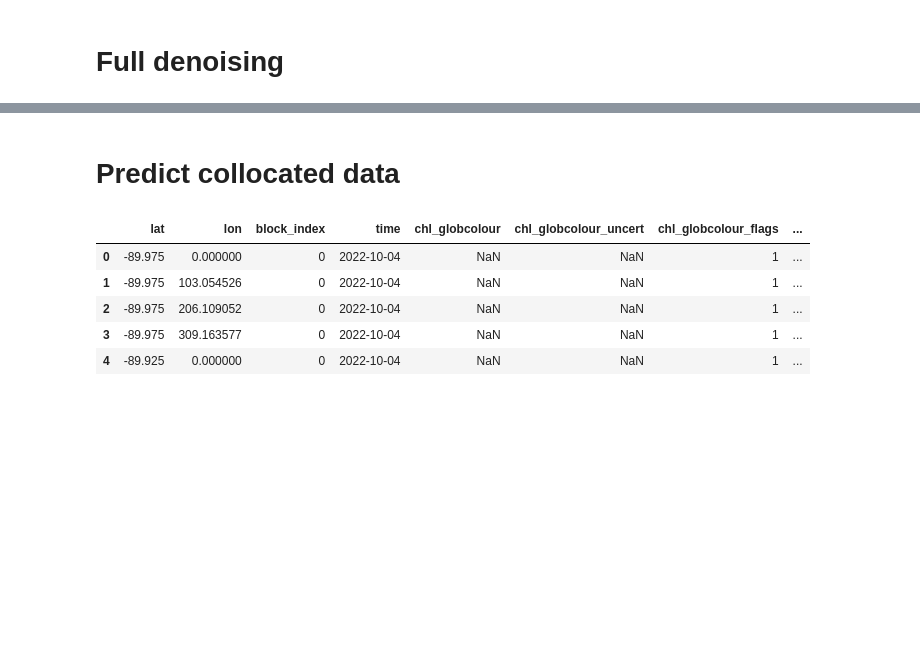
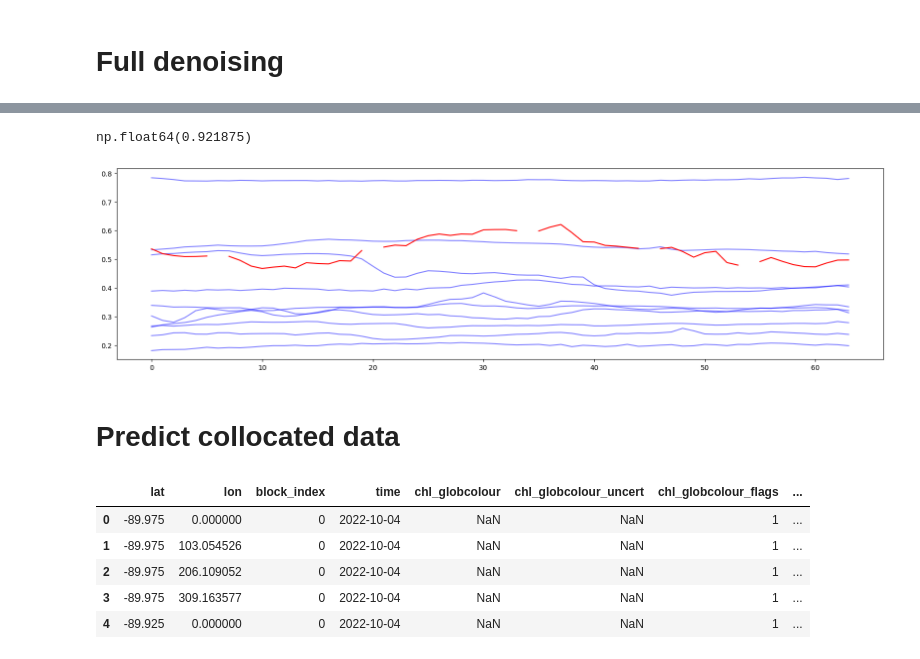
Before and after one commit to ebrusoni/fco2diffusion, a Jupyter notebook: training/eval.ipynb, the cells around one changed output, grey strips where cells are left out. Saved outputs shown, nothing was run; the diff lists cells and outputs as text; code cells hidden in the pictures; blank space fills up the shorter version.

```diff
--- a/training/eval.ipynb
+++ b/training/eval.ipynb
@@ -137,0 +167,32 @@ axs.plot(fco2.flatten(), label='true fco2', color='red')
+# %%
+fco2 = torch.from_numpy(val_ds[ix, 0:1, :]).float().view(1, 1, -1)
+nan_sample = torch.where(torch.isnan(fco2), torch.zeros_like(fco2), fco2)
+context = torch.from_numpy(val_ds[ix, 1:, :]).float().view(1, -1, 64)
+print(context.shape)
+print(sample.shape)
+
+n_samples = 10
+samples = []
+for ix in range(n_samples):
+    print(ix)
+    # sample = noise_scheduler.add_noise(nan_sample, noise, torch.tensor(300))
+    sample = noise_scheduler.add_noise(nan_sample, torch.randn_like(nan_sample), torch.tensor(999))
+    jump = 10
+    ts = noise_scheduler.timesteps[::jump]
+    for _, t in enumerate(ts):
+        mask = torch.ones_like(sample).bool()
+        # concat noise, context and mask
+        sample_context = torch.cat([sample, context, mask], dim=1)
+
+        # Get model pred
+        with torch.no_grad():
+            residual = model(sample_context, t, return_dict=False)[0]
+
+        # Update sample by jumping back in time
+        x_0 = noise_scheduler.step(residual, t, sample).pred_original_sample
+        if t > jump:
+            sample = noise_scheduler.add_noise(x_0, torch.randn_like(sample), t - jump)
+        else:
+            sample = x_0
+    # save the sample
+    samples.append(sample)
@@ -138,3 +212,19 @@ axs.plot(fco2.flatten(), label='true fco2', color='red')
+# %%
+def picp(samples, fco2):
+    y_hat_low = np.percentile(samples, 2.5, axis=0)
+    y_hat_high = np.percentile(samples, 97.5, axis=0)
+
+    return np.mean((y_hat_low < fco2) * (y_hat_high > fco2))
+
+samples_arr = torch.cat(samples, dim=0)
+samples_arr = samples_arr.squeeze(1).detach().numpy()
+fig, axs = plt.subplots(1, 1, figsize=(20, 5))
+axs.plot(samples_arr.T, color='blue', alpha=0.5)
+axs.plot(fco2.flatten(), label='true fco2', color='red')
+picp(samples_arr, np.array(fco2.flatten()))
+# %% [output]
+np.float64(0.921875)
+[figure, added]
 # %% [markdown]
 # Predict collocated data
 # %%
```
Also changed, not shown: parts of 9 cells of this notebook, 2 other files.
